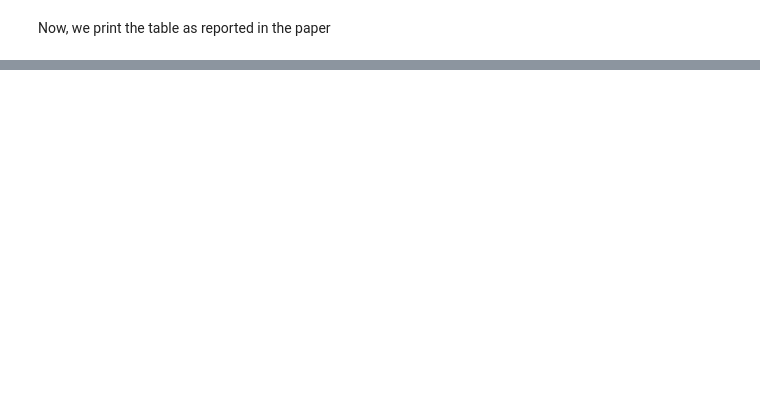
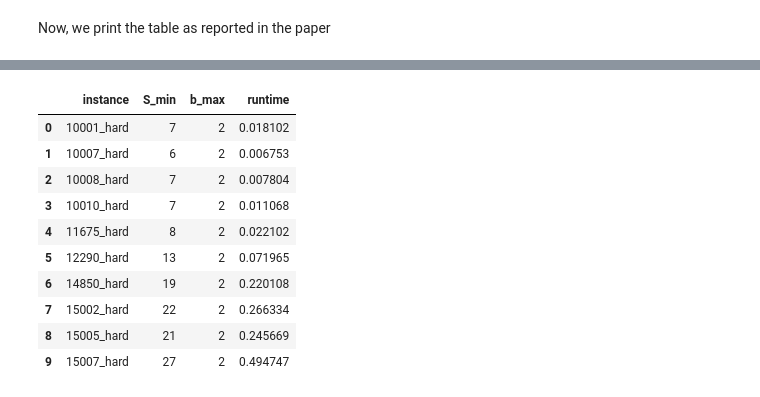
Before and after one commit to eleonoravercesi/complexity_DFJ_few_subtour, a Jupyter notebook: tsplib_hardtsplib.ipynb, the cells around one changed output, grey strips where cells are left out. Cells and saved outputs as stored; diff of their text form; code cells hidden in the pictures; blank space fills up the shorter version.

```diff
--- a/tsplib_hardtsplib.ipynb
+++ b/tsplib_hardtsplib.ipynb
@@ -93,0 +95,3 @@ hardtsplib_instances = [("10007_hard", 10), ("10010_hard", 10), ("10008_hard", 1
+# %%
+max_instance_random = 10
+max_instance_from_tsplib = 1
@@ -93,0 +101,3 @@ hardtsplib_instances = [("10007_hard", 10), ("10010_hard", 10), ("10008_hard", 1
+# %%
+# Store the values in a dictionary
+out_tsplib = {}
@@ -93,0 +164,27 @@ hardtsplib_instances = [("10007_hard", 10), ("10010_hard", 10), ("10008_hard", 1
+# %%
+# Store the values in a dictionary
+out_random = {}
+# %%
+for instance_name, n in hardtsplib_instances_random[:max_instance_random]:
+    # Parse the instance
+    G = from_tsplib_file_to_graph("./data/" + instance_name)
+    print("******* Instance:", instance_name, "*******")
+    (S_family, size_S_family, partitions, c, runtime) = ialg(G, verbose=True)
+    out_random[instance_name] = (S_family, size_S_family, partitions, c, runtime)
+
+    if size_S_family == -1:
+        print("Ran into time limit.")
+        continue
+
+    # check that k* >= size_S_family
+    partitions_list = [ [ list(part) for part in partition ] for npts in partitions for partition in partitions[npts] ]
+    smallest_S_family = set_cover_subroutine(partitions_list, verbose=False)
+    print("k* =",size_S_family,"for S_family =",smallest_S_family)
+    assert len(smallest_S_family) == size_S_family
+
+    # check that k* <= size_S_family
+    two_factor_cost = mip(G, initial_subtours=smallest_S_family, verbose=False)
+    tsp_cost = mip(G, subtour_callbacks=True, verbose=False)
+    assert round(two_factor_cost) == round(tsp_cost)
+
+    print(" ") # Leave some space
@@ -93,0 +209,18 @@ hardtsplib_instances = [("10007_hard", 10), ("10010_hard", 10), ("10008_hard", 1
+# %%
+# Create a dataframe out of the dictionary out
+df = pd.DataFrame([(x[0], x[1][1], x[1][3], x[1][4]) for x in out_random.items()],
+                  columns=["instance", "S_min", "b_max", "runtime"])
+# Print the dataframe
+df
+# %% [output]
+|  | instance | S_min | b_max | runtime |
+| 0 | 10001_hard | 7 | 2 | 0.018102 |
+| 1 | 10007_hard | 6 | 2 | 0.006753 |
+| 2 | 10008_hard | 7 | 2 | 0.007804 |
+| 3 | 10010_hard | 7 | 2 | 0.011068 |
+| 4 | 11675_hard | 8 | 2 | 0.022102 |
+| 5 | 12290_hard | 13 | 2 | 0.071965 |
+| 6 | 14850_hard | 19 | 2 | 0.220108 |
+| 7 | 15002_hard | 22 | 2 | 0.266334 |
+| 8 | 15005_hard | 21 | 2 | 0.245669 |
+| 9 | 15007_hard | 27 | 2 | 0.494747 |
```
Also changed, not shown: parts of 13 cells of this notebook, 2 other files.
